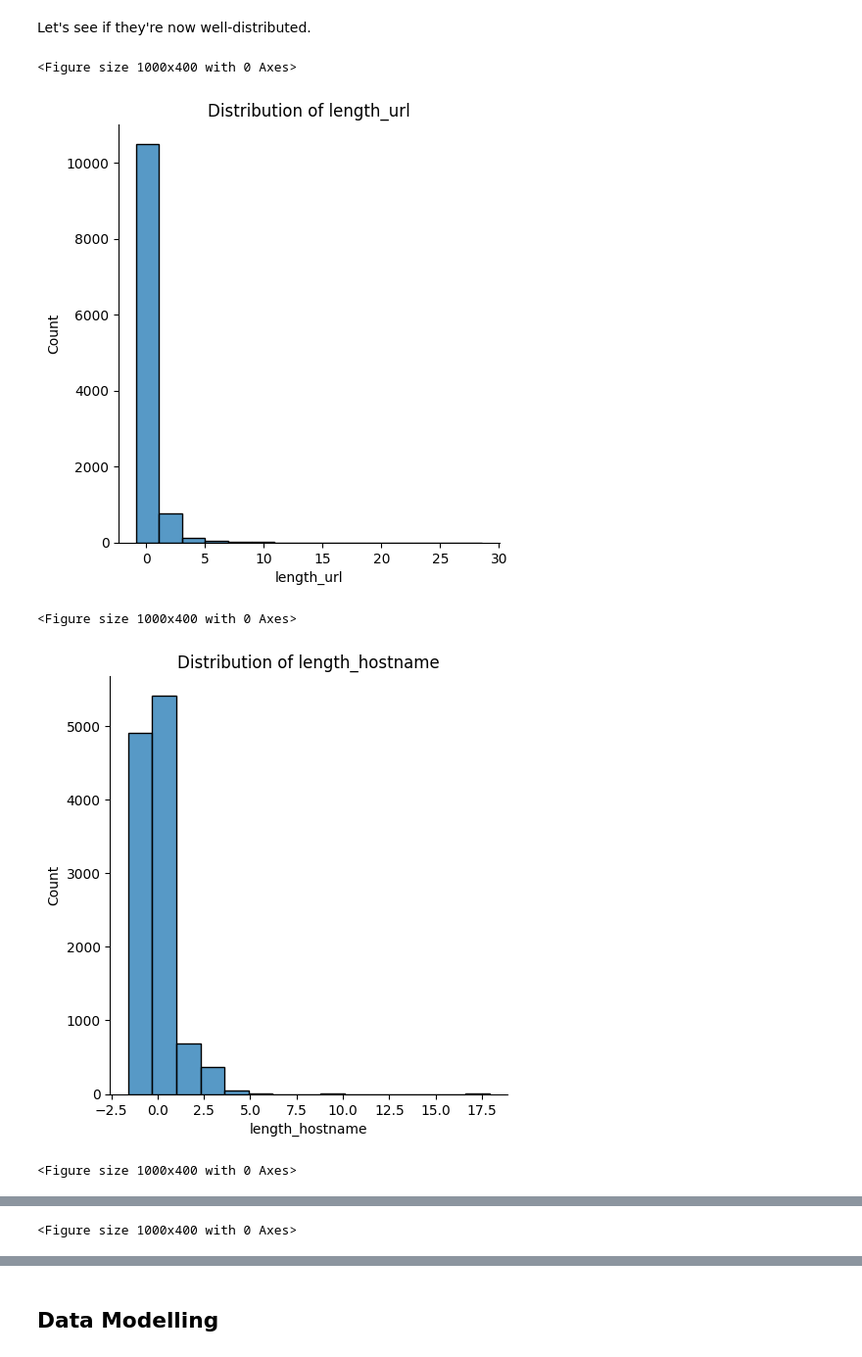
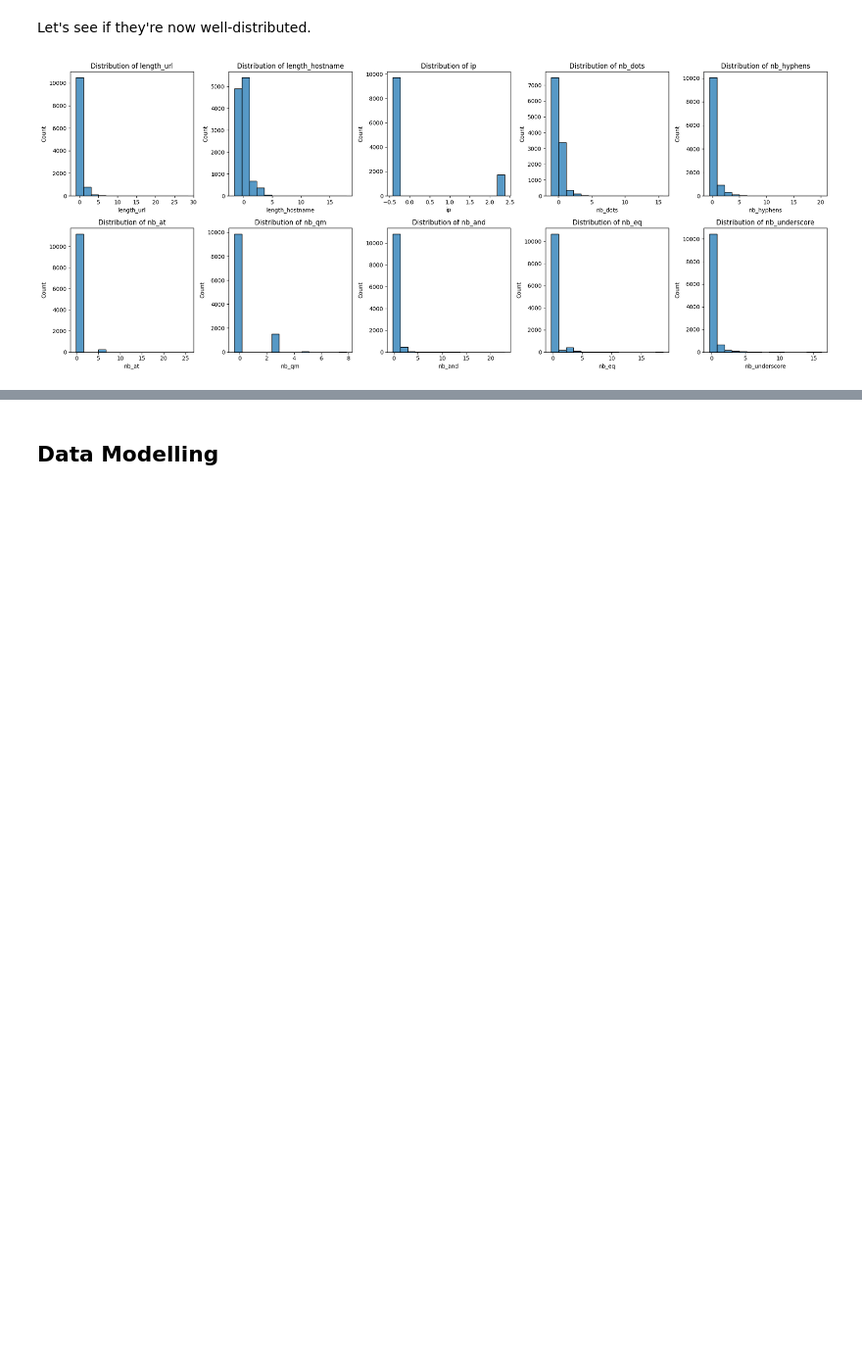
Before and after one commit to HappyPetDog/phishing-website-prediction, a Jupyter notebook: phishing-detection.ipynb, the cells around one changed output, grey strips where cells are left out. Shown: that part at 98% size. Cells and saved outputs as stored; diff of their text form; code cells hidden in the pictures; blank space fills up the shorter version.

```diff
--- a/phishing-detection.ipynb
+++ b/phishing-detection.ipynb
@@ -117,6 +118,6 @@ Next, let's convert the `status` column. We shall label `phishing` as `1` and `l
 # %%
 print(df_url['status'].iloc[0])
-df_url['status'] = np.where(df_url['status'] == 'legitimate', 0, 1)
+df_url['status'] = np.where(df_url['status'] == 'legitimate', -1, 1)
 print(df_url['status'].iloc[0])
 # %% [output]
 legitimate
@@ -180,7 +212,12 @@ Looks like there are some outliers within the data. Let's confirm it by visualiz
 # %%
-for feature in df_url.columns[0:5]:
-    plt.figure(figsize=(10, 4))
-    sns.displot(df_url[feature], bins=15)
-    plt.title(f'Distribution of {feature}')
-    plt.show()
+fig, axs = plt.subplots(2, 5, figsize=(20, 8))
+
+for i, feature in enumerate(df_url.columns[0:10]):
+    row = i // 5
+    col = i % 5
+    sns.histplot(df_url[feature], bins=15, ax=axs[row, col])
+    axs[row, col].set_title(f'Distribution of {feature}')
+
+plt.tight_layout()
+plt.show()
 # %% [output]
@@ -197,5 +225,5 @@ for feature in df_url.columns[0:5]:
 # %%
-for feature in df_url.columns:
+for feature in df_url.columns[0:10]:
     print(feature)
     print(f"Mean:  {df_url[feature].mean()}")
     print(f"Std Deviation: {df_url[feature].std()}")
@@ -227,14 +255,14 @@ df_url = pd.DataFrame(df_url_scaled, columns=df_url.columns)
 # %% [markdown]
 Let's see if they're now well-distributed.
 # %%
-for feature in df_url.columns[0:5]:
-    plt.figure(figsize=(10, 4))
-    sns.displot(df_url[feature], bins=15)
-    plt.title(f'Distribution of {feature}')
-    plt.show()
+fig, axs = plt.subplots(2, 5, figsize=(20, 8))
+for i, feature in enumerate(df_url.columns[0:10]):
+    row = i // 5
+    col = i % 5
+    sns.histplot(df_url[feature], bins=15, ax=axs[row, col])
+    axs[row, col].set_title(f'Distribution of {feature}')
+
+plt.tight_layout()
+plt.show()
 # %% [output]
-<Figure size 1000x400 with 0 Axes>
-[figure, old version]
+[figure, new version]
-<Figure size 1000x400 with 0 Axes>
-[figure, removed]
-<Figure size 1000x400 with 0 Axes>
@@ -242 +268,0 @@ for feature in df_url.columns[0:5]:
-<Figure size 1000x400 with 0 Axes>
```
Also changed, not shown: parts of 32 cells of this notebook.
